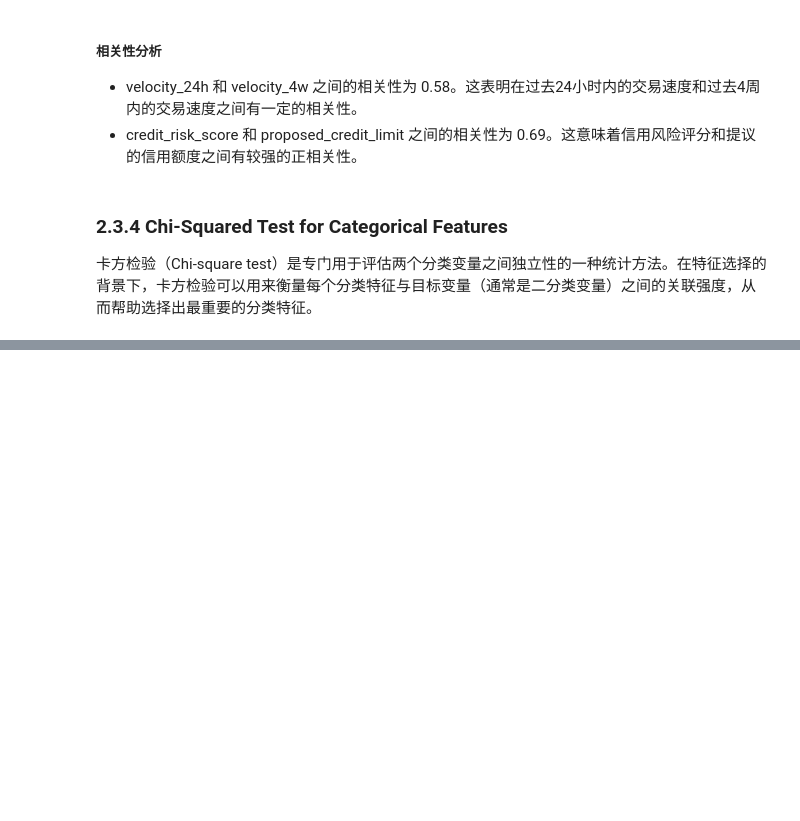
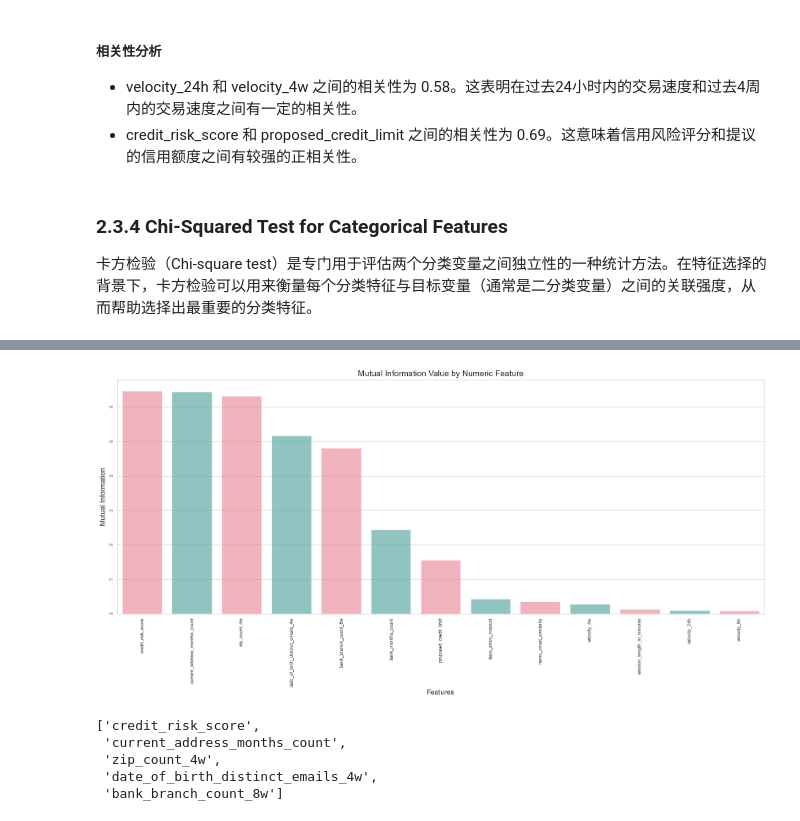
Before and after one commit to Slliki/BankFraudDetection, a Jupyter notebook: Base_EDA.ipynb, the cells around one changed output, grey strips where cells are left out. Drawn from its saved outputs; the diff is of its cells as text; code cells hidden in the pictures; blank space fills up the shorter version.

```diff
--- a/Base_EDA.ipynb
+++ b/Base_EDA.ipynb
@@ -720,0 +802,13 @@ plt.show()
+# %%
+# 选取数值特征
+x_train_numeric = x_train_resampled[numeric_features_name].copy()
+y_train_numeric = y_train_resampled.copy()
+
+# 使用 mutual_info_classif 选择最佳特征
+mutual_info_results = mutual_info_classif(x_train_numeric, y_train_numeric, random_state=42)
+
+# 创建特征及其对应互信息值的 DataFrame
+mutual_info_scores_df = pd.DataFrame({'Feature': x_train_numeric.columns, 'Score': mutual_info_results})
+mutual_info_scores_df_sorted = mutual_info_scores_df.sort_values(by='Score', ascending=False)
+
+mutual_info_scores_df_sorted
@@ -720,0 +830,23 @@ plt.show()
+# %%
+# 绘制互信息值barplot
+plt.figure(figsize=(16, 8))
+sns.barplot(data=mutual_info_scores_df_sorted, x="Feature", y="Score", palette=my_palette, alpha=.6)
+plt.xlabel("Features", fontsize=12)
+plt.ylabel("Mutual Information", fontsize=12)
+plt.xticks(rotation=90, fontsize=8)
+plt.yticks(fontsize=5)
+plt.title("Mutual Information Value by Numeric Feature", fontsize=14)
+plt.tight_layout()
+plt.show()
+# %% [output]
+[figure, added]
+# %%
+# 选取前5个特征
+selected_feature_names_mi = mutual_info_scores_df_sorted['Feature'].head(5).tolist()
+selected_feature_names_mi
+# %% [output]
+['credit_risk_score',
+ 'current_address_months_count',
+ 'zip_count_4w',
+ 'date_of_birth_distinct_emails_4w',
+ 'bank_branch_count_8w']
```
Also changed, not shown: parts of 7 cells of this notebook.
